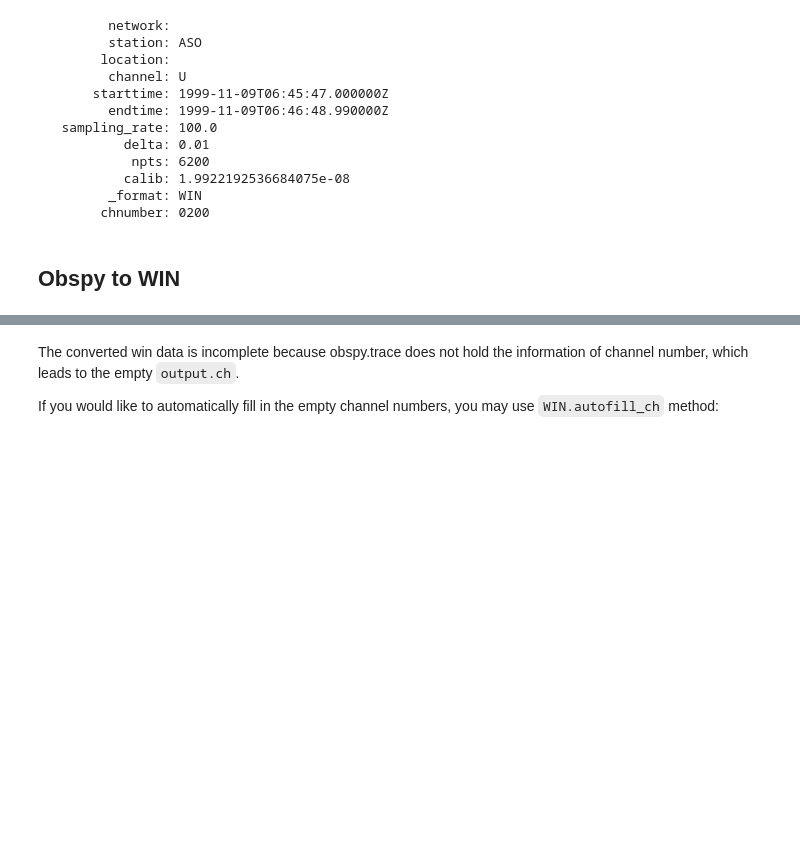
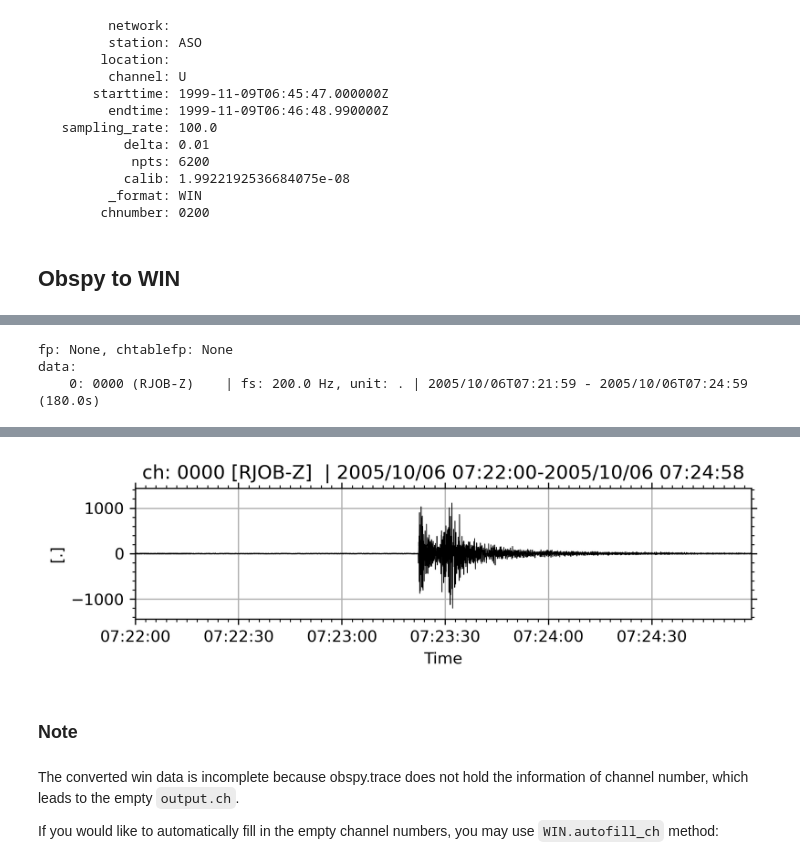
Before and after one commit to is-enaga/wingram, a Jupyter notebook: example/read_data.ipynb, the cells around one changed output, grey strips where cells are left out. Drawn from its saved outputs; the diff is of its cells as text; code cells hidden in the pictures; blank space fills up the shorter version.

```diff
--- a/example/read_data.ipynb
+++ b/example/read_data.ipynb
@@ -404,0 +386,11 @@ data:
+# %%
+win = wingram.from_obspy(st)
+win.autofill_ch()
+print(win)
+win.write(
+    savedir = "./obspy2win",
+)
+
+check = wingram.read("./obspy2win/20051006.072200.win")
+check.calibrate().plot()
+# %% [output]
@@ -404,0 +399,3 @@ data:
+fp: None, chtablefp: None
+data:
+    0: 0000 (RJOB-Z)    | fs: 200.0 Hz, unit: . | 2005/10/06T07:21:59 - 2005/10/06T07:24:59 (180.0s)
@@ -405,3 +407,6 @@ data:
+[figure, added]
+# %% [markdown]
+### Note
 # %% [markdown]
 The converted win data is incomplete because obspy.trace does not hold the information of channel number, which leads to the empty `output.ch`.
 
```
Also changed, not shown: parts of 5 cells of this notebook, 2 other files.
